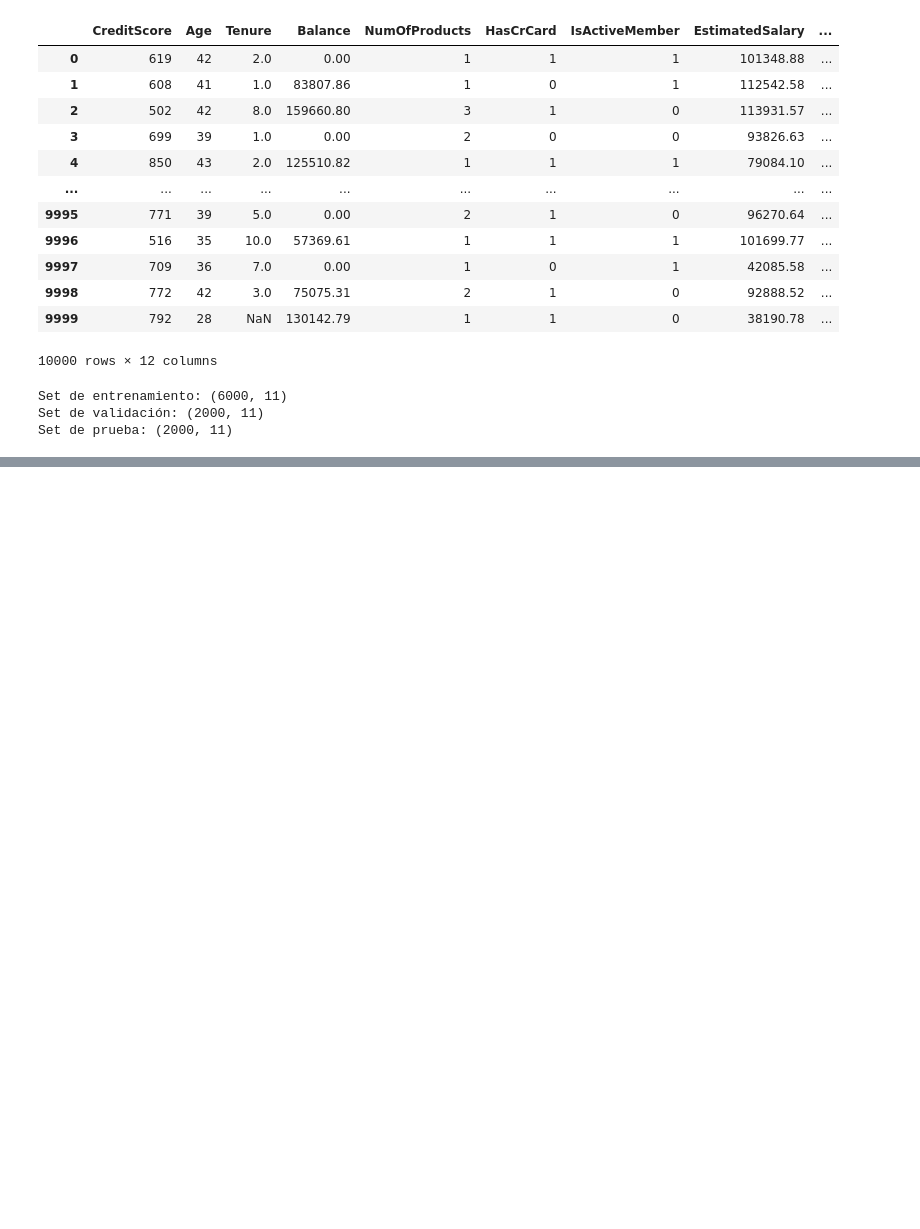
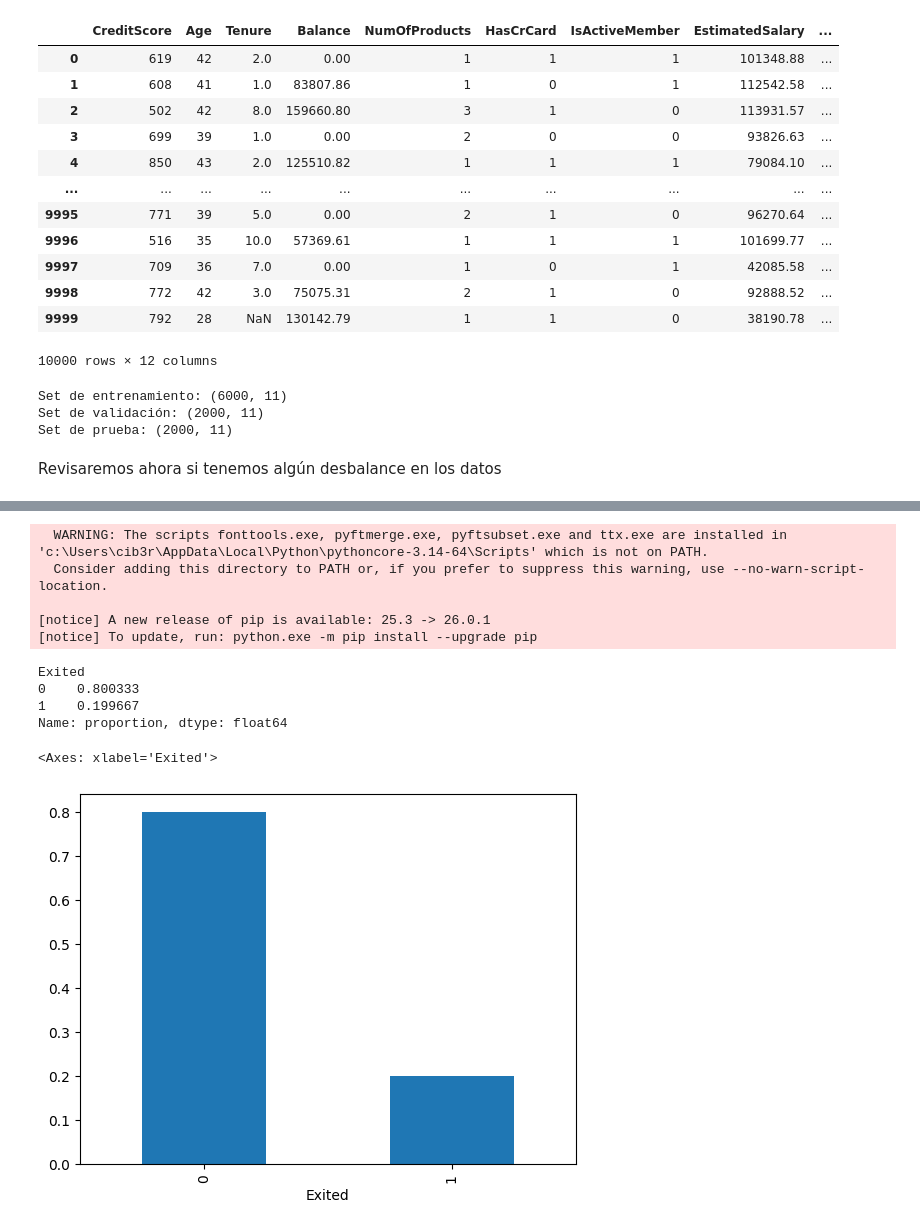
Before and after one commit to Dramatickev/Proyect_S11, a Jupyter notebook: Official_workspace.ipynb, the cells around one changed output, grey strips where cells are left out. Drawn from its saved outputs; the diff is of its cells as text; code cells hidden in the pictures; blank space fills up the shorter version.

Commit message:
Instalamos matplotlib para visualizar el posible desbalance de datos

```diff
--- a/Official_workspace.ipynb
+++ b/Official_workspace.ipynb
@@ -112,3 +112,13 @@ scaler = StandardScaler()
 features_train[var_numerica] = scaler.fit_transform(features_train[var_numerica])
 features_valid[var_numerica] = scaler.transform(features_valid[var_numerica])
 features_test[var_numerica] = scaler.transform(features_test[var_numerica])
+# %% [markdown]
+Revisaremos ahora si tenemos algún desbalance en los datos
+# %%
+%pip install matplotlib
+from matplotlib import pyplot as plt
+
+# Revisamos el posible desbalance de datos
+print(target_train.value_counts(normalize=True))
+target_train.value_counts(normalize=True).plot(kind='bar')
+# %% [output]
@@ -114,0 +142,11 @@ features_test[var_numerica] = scaler.transform(features_test[var_numerica])
+  WARNING: The scripts fonttools.exe, pyftmerge.exe, pyftsubset.exe and ttx.exe are installed in 'c:\Users\cib3r\AppData\Local\Python\pythoncore-3.14-64\Scripts' which is not on PATH.
+  Consider adding this directory to PATH or, if you prefer to suppress this warning, use --no-warn-script-location.
+
+[notice] A new release of pip is available: 25.3 -> 26.0.1
+[notice] To update, run: python.exe -m pip install --upgrade pip
+Exited
+0    0.800333
+1    0.199667
+Name: proportion, dtype: float64
+<Axes: xlabel='Exited'>
+[figure, added]
```
Also changed, not shown: parts of 1 cell of this notebook.
